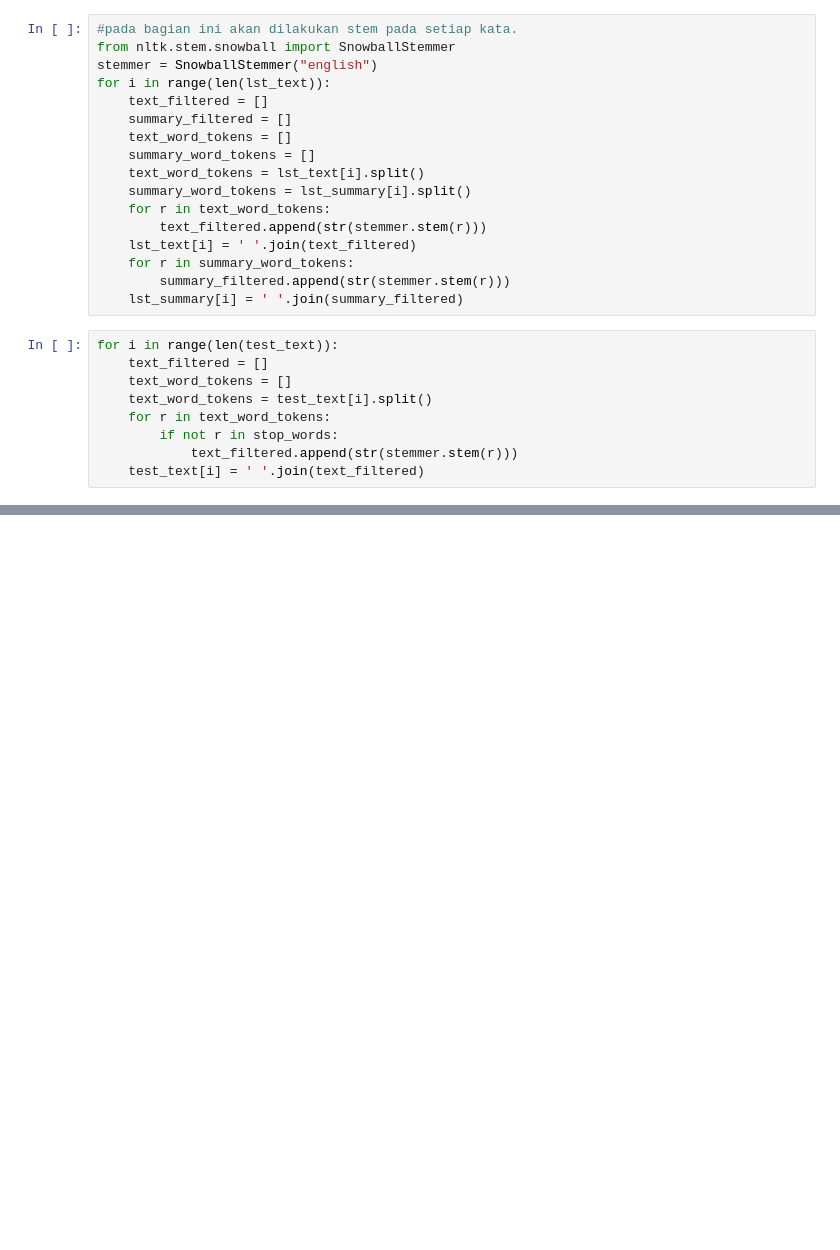
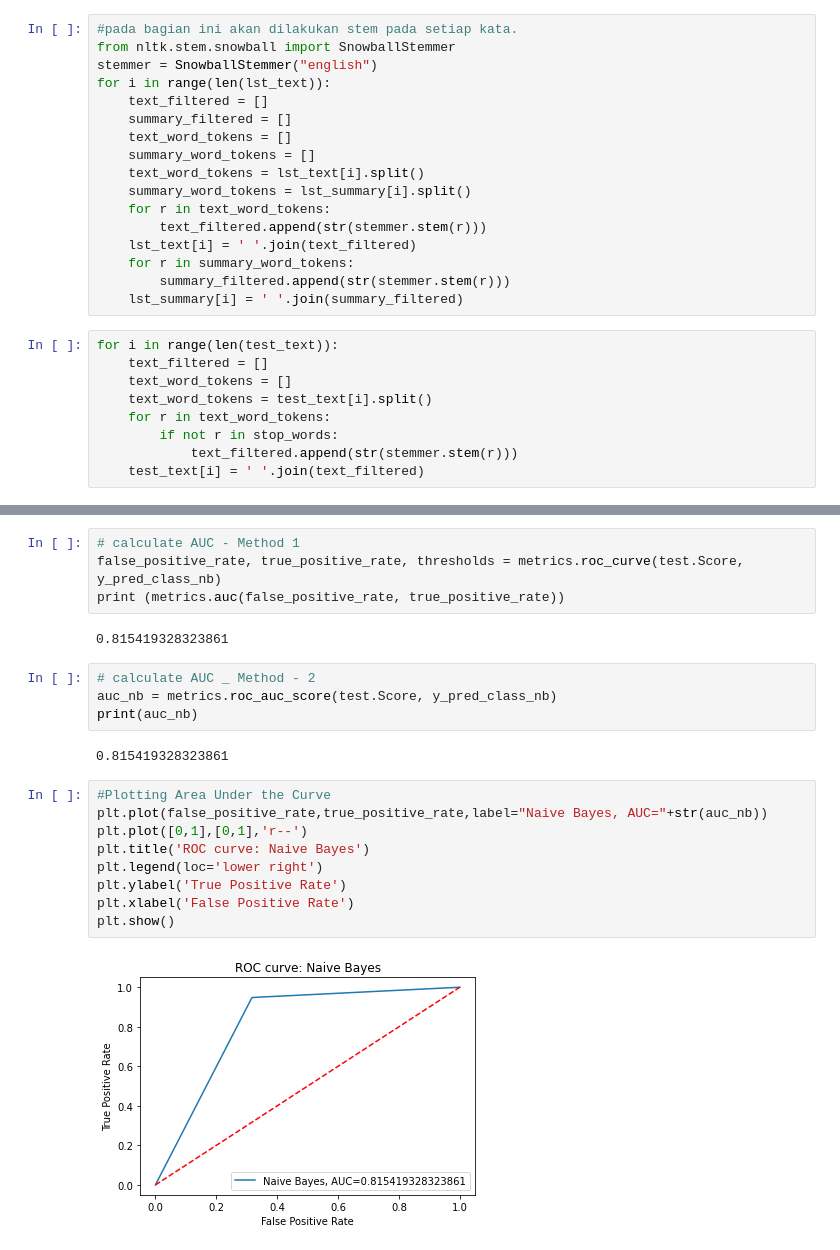
Before and after one commit to christinaclara/Sentiment-Analysis-for-Amazon-Food-Review-Using-NaiveBayes--Impostor, a Jupyter notebook: Sentiment Analysis for Amazon Food Review .ipynb, the cells around one changed output, grey strips where cells are left out. Saved outputs shown, nothing was run; the diff lists cells and outputs as text; blank space fills up the shorter version.

```diff
--- a/Sentiment Analysis for Amazon Food Review .ipynb
+++ b/Sentiment Analysis for Amazon Food Review .ipynb
@@ -535,0 +631,23 @@ for i in range(len(test_text)):
+# %%
+# calculate AUC - Method 1
+false_positive_rate, true_positive_rate, thresholds = metrics.roc_curve(test.Score, y_pred_class_nb)
+print (metrics.auc(false_positive_rate, true_positive_rate))
+# %% [output]
+0.815419328323861
+# %%
+# calculate AUC _ Method - 2
+auc_nb = metrics.roc_auc_score(test.Score, y_pred_class_nb)
+print(auc_nb)
+# %% [output]
+0.815419328323861
+# %%
+#Plotting Area Under the Curve
+plt.plot(false_positive_rate,true_positive_rate,label="Naive Bayes, AUC="+str(auc_nb))
+plt.plot([0,1],[0,1],'r--')
+plt.title('ROC curve: Naive Bayes')
+plt.legend(loc='lower right')
+plt.ylabel('True Positive Rate')
+plt.xlabel('False Positive Rate')
+plt.show()
+# %% [output]
+[figure, added]
```
Also changed, not shown: parts of 30 cells of this notebook, 1 other file.
